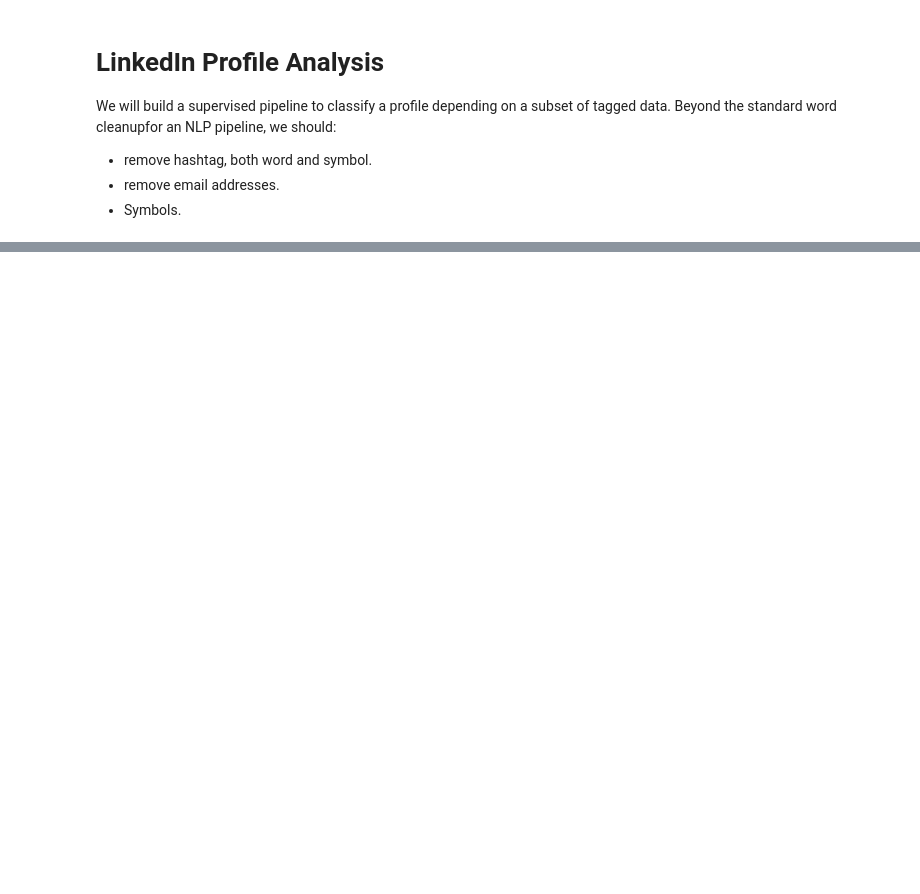
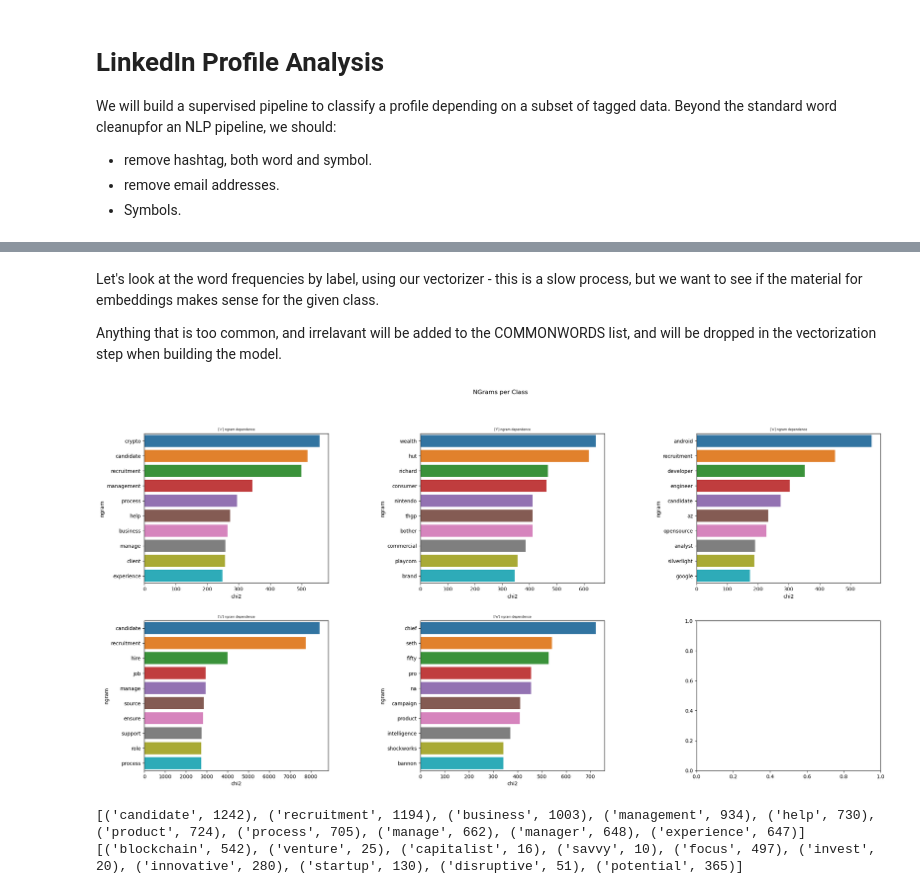
Before and after one commit to adamd1985/AugmentedLinkedInFun, a Jupyter notebook: notebooks/profilesAnalysis.ipynb, the cells around one changed output, grey strips where cells are left out. Saved outputs shown, nothing was run; the diff lists cells and outputs as text; code cells hidden in the pictures; blank space fills up the shorter version.

```diff
--- a/notebooks/profilesAnalysis.ipynb
+++ b/notebooks/profilesAnalysis.ipynb
@@ -168,0 +135,79 @@ Common words Q3 19724.0 and common bigrams 19724.0
+# %% [markdown]
+Let's look at the word frequencies by label, using our vectorizer - this is a slow process, but we want to see if the material for embeddings makes sense for the given class.
+
+Anything that is too common, and irrelavant will be added to the COMMONWORDS list, and will be dropped in the vectorization step when building the model.
+# %%
+import seaborn as sns
+from sklearn.feature_selection import chi2
+
+def get_top_n_dependant_ngrams(corpus, corpus_labels, ngram=1, n=3):
+    # use a private vectorizer.
+    _vect = CountVectorizer(tokenizer=custom_tokenizer,
+                            ngram_range=(ngram, ngram))
+    vect = _vect.fit(tqdm(corpus, "fn:fit"))
+    bow_vect = vect.transform(tqdm(corpus, "fn:transform"))
+    features = bow_vect.toarray()
+
+    labels = np.unique(corpus_labels)
+    ngrams_dict = {}
+    for label in tqdm(labels, "fn:labels"):
+        corpus_label_filtered = corpus_labels == label
+        features_chi2 = chi2(features, corpus_label_filtered)
+        feature_names = np.array(_vect.get_feature_names_out())
+
+        feature_rev_indices = np.argsort(features_chi2[0])[::-1]
+        feature_rev_indices = feature_rev_indices[:n]
+        ngrams = [(feature_names[idx], features_chi2[0][idx]) for idx in feature_rev_indices]
+        ngrams_dict[label] = ngrams
+
+    # while we are at it, let's return top N counts also
+    sum_words = bow_vect.sum(axis=0)
+    bottom_words_counts = [(word, sum_words[0, idx])
+                  for word, idx in tqdm(_vect.vocabulary_.items())]
+    top_words_counts = sorted(
+        bottom_words_counts, key=lambda x: x[1], reverse=True)
+    top_words_counts = top_words_counts[:n]
+    bottom_words_counts= bottom_words_counts[:n]
+
+    return {'labels_freq': ngrams_dict,
+            'top_corpus_freq': top_words_counts,
+            'bottom_corpus_freq': bottom_words_counts}
+
+
+TOP_N_WORDS = 10
+
+common_bigrams_label_dict = get_top_n_dependant_ngrams(X, ylabels, ngram=1, n=TOP_N_WORDS)
+
+fig, axes = plt.subplots(2, 3, figsize=(26, 12), sharey=False)
+fig.suptitle('NGrams per Class')
+fig.subplots_adjust(hspace=0.25, wspace=0.50)
+
+x_plot = 0
+y_plot = 0
+labels = np.sort(np.unique(ylabels), axis=None)
+for idx, label in tqdm(enumerate(labels), "Plot labels"):
+    common_ngrams_df = pd.DataFrame(
+        common_bigrams_label_dict['labels_freq'][label], columns=['ngram', 'chi2'])
+    x1, y1 = common_ngrams_df['chi2'], common_ngrams_df['ngram']
+
+    # Reverse it from the ordinal label we transformed it.
+    axes[y_plot][x_plot].set_title(
+        f'{le.inverse_transform([label])} ngram dependence', fontsize=6)
+    axes[y_plot][x_plot].set_yticklabels(y1, rotation=0)
+    sns.barplot(ax=axes[y_plot][x_plot], x=x1, y=y1)
+    # Go to next plot.
+    if idx > 0 and idx % 2 == 0:
+        x_plot = 0
+        y_plot += 1
+    else:
+        x_plot += 1
+
+plt.show()
+# %% [output]
+[figure, added]
+# %%
+print(common_bigrams_label_dict['top_corpus_freq'])
+print(common_bigrams_label_dict['bottom_corpus_freq'])
+# %% [output]
+[('candidate', 1242), ('recruitment', 1194), ('business', 1003), ('management', 934), ('help', 730), ('product', 724), ('process', 705), ('manage', 662), ('manager', 648), ('experience', 647)]
+[('blockchain', 542), ('venture', 25), ('capitalist', 16), ('savvy', 10), ('focus', 497), ('invest', 20), ('innovative', 280), ('startup', 130), ('disruptive', 51), ('potential', 365)]
```
Also changed, not shown: parts of 21 cells of this notebook, 12 other files.
